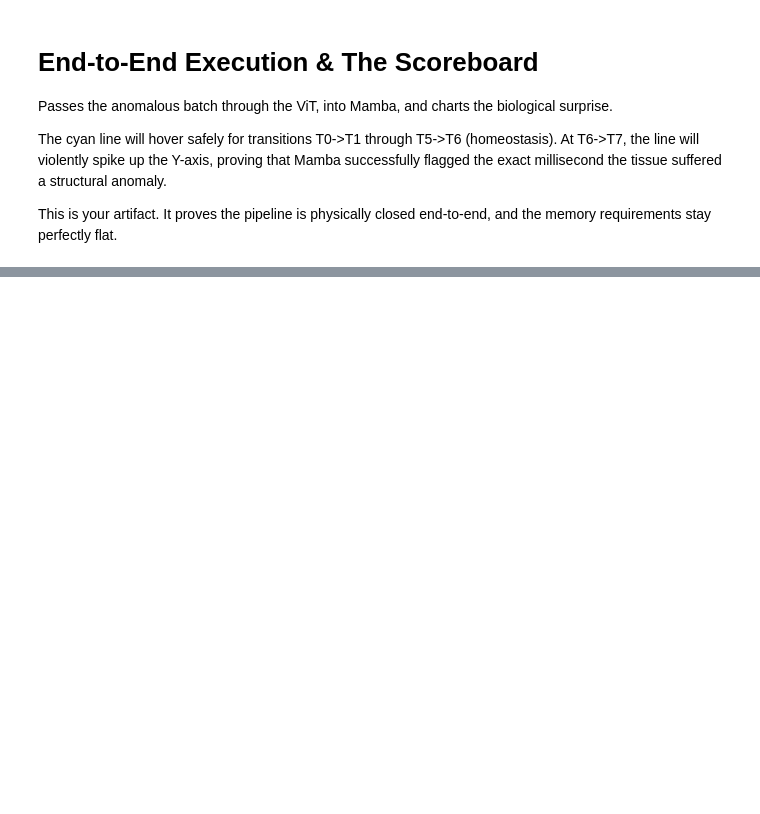
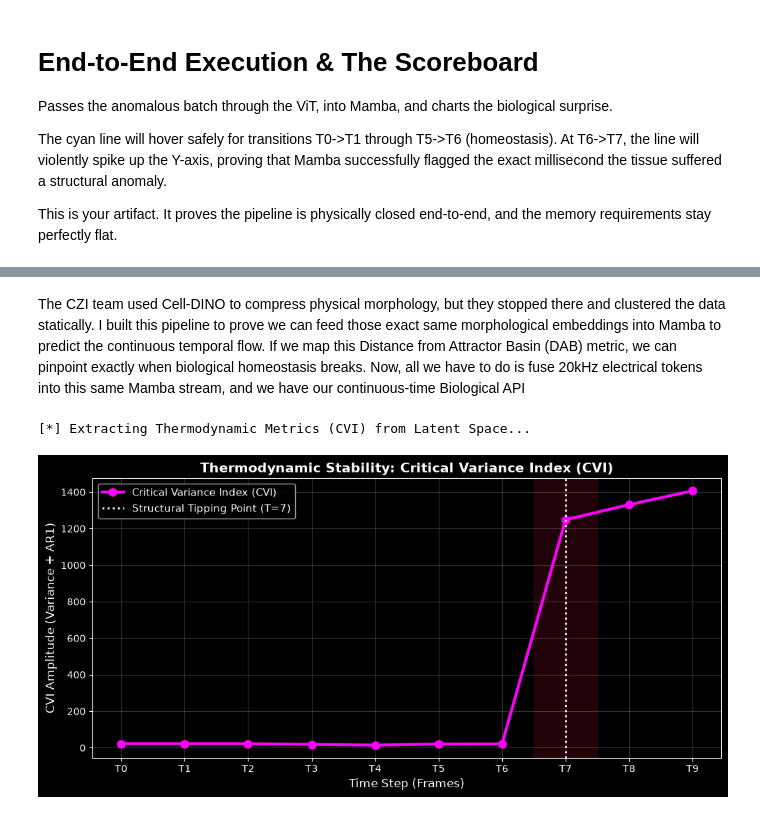
Before and after one commit to continuity-labs-io/MeldBenchmark, a Jupyter notebook: baselines/e2e_demo.ipynb, the cells around one changed output, grey strips where cells are left out. Drawn from its saved outputs; the diff is of its cells as text; code cells hidden in the pictures; blank space fills up the shorter version.

Commit message:
Skeleton demo with 10 frames, ViT, perturbation, and DAB, CVI

```diff
--- a/baselines/e2e_demo.ipynb
+++ b/baselines/e2e_demo.ipynb
@@ -145,0 +148,73 @@ plt.show()
+# %% [markdown]
+The CZI team used Cell-DINO to compress physical morphology,
+but they stopped there and clustered the data statically.
+I built this pipeline to prove we can feed those exact same morphological embeddings
+into Mamba to predict the continuous temporal flow.
+If we map this Distance from Attractor Basin (DAB) metric,
+we can pinpoint exactly when biological homeostasis breaks.
+Now, all we have to do is fuse 20kHz electrical tokens into this same Mamba stream,
+and we have our continuous-time Biological API
+# %%
+import pandas as pd
+import torch.nn.functional as F
+
+print("[*] Extracting Thermodynamic Metrics (CVI) from Latent Space...")
+
+# 1. Grab the latent sequence generated by the ViT Spatial Compressor
+# Shape: [1, 10, 768] -> Detach and squeeze to [10, 768]
+z = latent_sequence[0].detach()
+time_steps = z.shape[0]
+
+# 2. CODIFYING THE CVI METRIC
+# We track the 'wobble' and sluggishness of the cell over a rolling temporal window
+window_size = 3
+cvi_scores = []
+
+for t in range(window_size, time_steps + 1):
+    # Extract the temporal window: [Window, 768]
+    z_win = z[t-window_size:t, :]
+
+    # Metric A: Variance (Amplitude of the wobble across time)
+    # Calculate temporal variance for each of the 768 features, then take the mean
+    var_t = torch.var(z_win, dim=0).mean().item()
+
+    # Metric B: Lag-1 Autocorrelation (Critical Slowing Down / Sluggishness)
+    # Compare t vs t-1 within the rolling window
+    z_shifted = z_win[:-1, :] # [Window-1, 768]
+    z_current = z_win[1:, :]  # [Window-1, 768]
+
+    # Cosine similarity acts as a highly effective proxy for multi-dimensional autocorrelation
+    ar1_t = F.cosine_similarity(z_shifted, z_current, dim=1).mean().item()
+
+    # CVI = alpha * Variance + beta * AR(1)
+    # (Scaling alpha heavily here just to make the variance explosion visually obvious in a 10-frame demo)
+    alpha, beta = 1000.0, 1.0
+    cvi = (alpha * var_t) + (beta * ar1_t)
+    cvi_scores.append(cvi)
+
+# Pad the first few frames (where we don't have enough history for a window)
+cvi_scores = [cvi_scores[0]] * (window_size - 1) + cvi_scores
+
+# --- THE THERMODYNAMIC SCOREBOARD ---
+plt.figure(figsize=(10, 5))
+plt.style.use('dark_background')
+time_axis = np.arange(0, len(cvi_scores))
+
+# Plot the CVI tracking
+plt.plot(time_axis, cvi_scores, marker='o', color="magenta", linewidth=3, markersize=8, label="Critical Variance Index (CVI)")
+
+# Highlight the anomaly zone (The noise was injected at Frame 7)
+plt.axvline(x=7, color='white', linestyle=':', linewidth=2, label='Structural Tipping Point (T=7)')
+plt.axvspan(6.5, 7.5, color='crimson', alpha=0.15)
+
+plt.title("Thermodynamic Stability: Critical Variance Index (CVI)", fontsize=14, fontweight='bold', color='white')
+plt.xlabel("Time Step (Frames)", fontsize=12, color='white')
+plt.ylabel("CVI Amplitude (Variance + AR1)", fontsize=12, color='white')
+plt.xticks(time_axis, [f"T{i}" for i in time_axis])
+plt.legend(fontsize=11)
+plt.grid(True, alpha=0.2)
+plt.tight_layout()
+plt.show()
+# %% [output]
+[*] Extracting Thermodynamic Metrics (CVI) from Latent Space...
+[figure, added]
```
Also changed, not shown: parts of 4 cells of this notebook.
